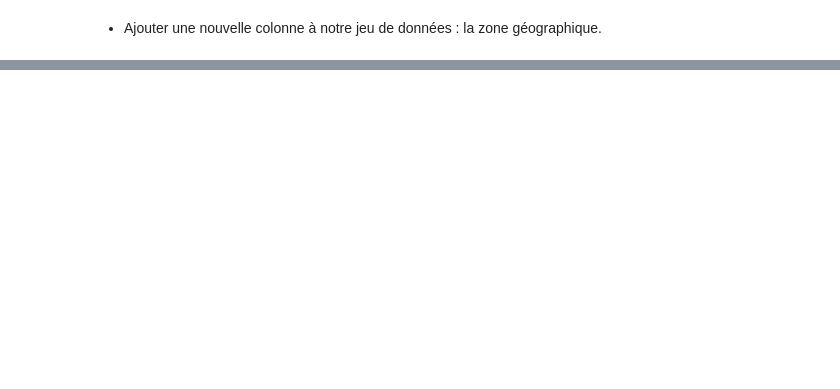
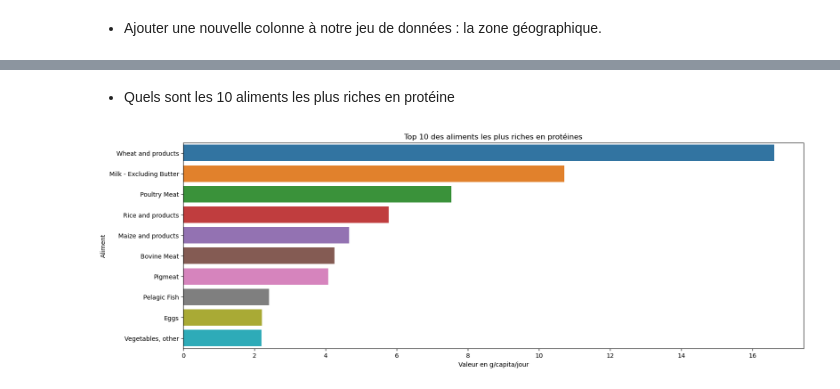
Before and after one commit to ForskyOnly/pandas-visualisation, a Jupyter notebook: kaggle_data.ipynb, the cells around one changed output, grey strips where cells are left out. Saved outputs shown, nothing was run; the diff lists cells and outputs as text; code cells hidden in the pictures; blank space fills up the shorter version.

```diff
--- a/kaggle_data.ipynb
+++ b/kaggle_data.ipynb
@@ -325,0 +578,5 @@ df_est_afr
+# %%
+protein_grp = protein.groupby("item")["value"].mean().round(2).reset_index()
+top_10_protein_grp = protein_grp.sort_values(by="value", ascending=False).head(10)
+
+print(top_10_protein_grp)
@@ -325,0 +595,11 @@ df_est_afr
+# %% [markdown]
+- Quels sont les 10 aliments les plus riches en protéine
+# %%
+plt.figure(figsize=(18, 6))
+sns.barplot(data=top_10_protein_grp, x="value", y="item")
+plt.xlabel("Valeur en g/capita/jour")
+plt.ylabel("Aliment")
+plt.title("Top 10 des aliments les plus riches en protéines")
+plt.show()
+# %% [output]
+[figure, added]
```
Also changed, not shown: parts of 59 cells of this notebook, 2 other files.
